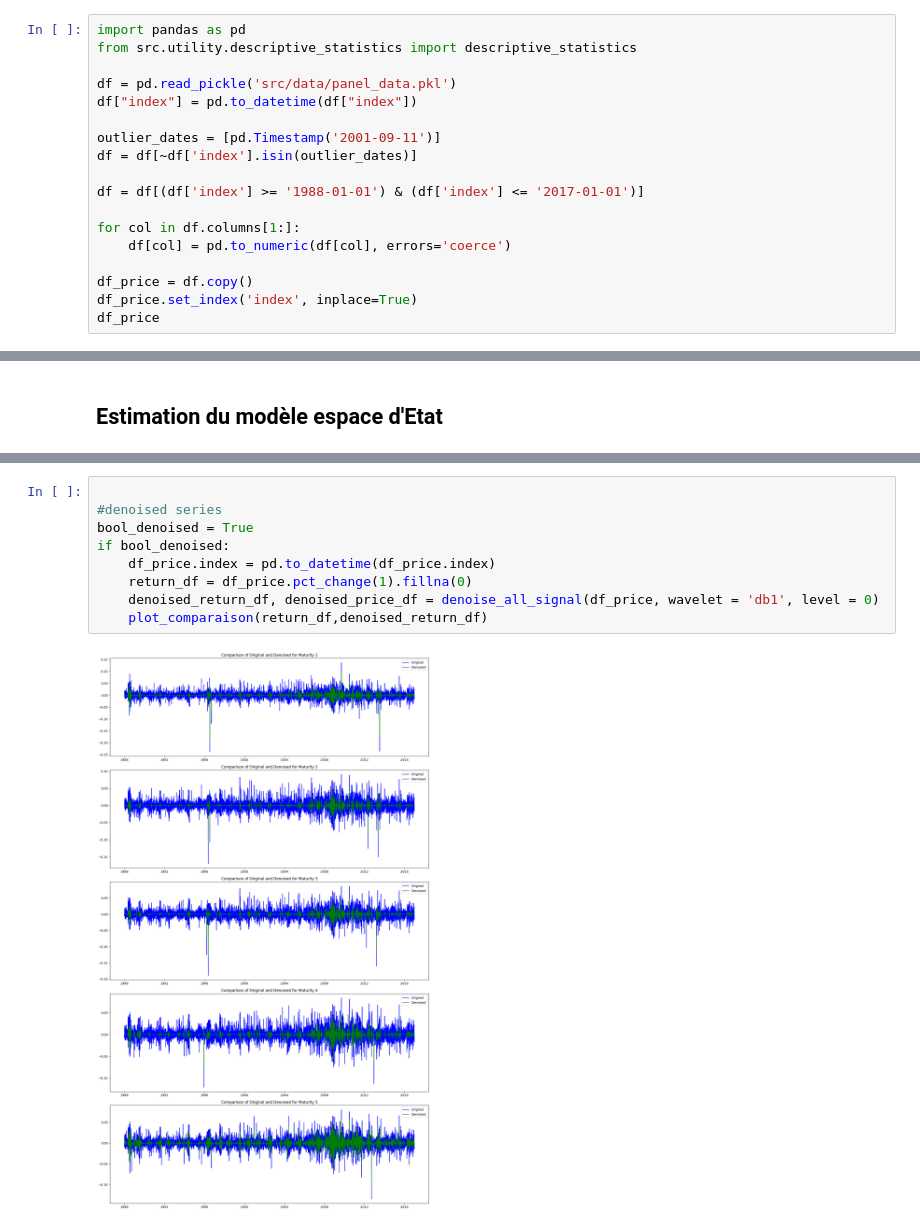
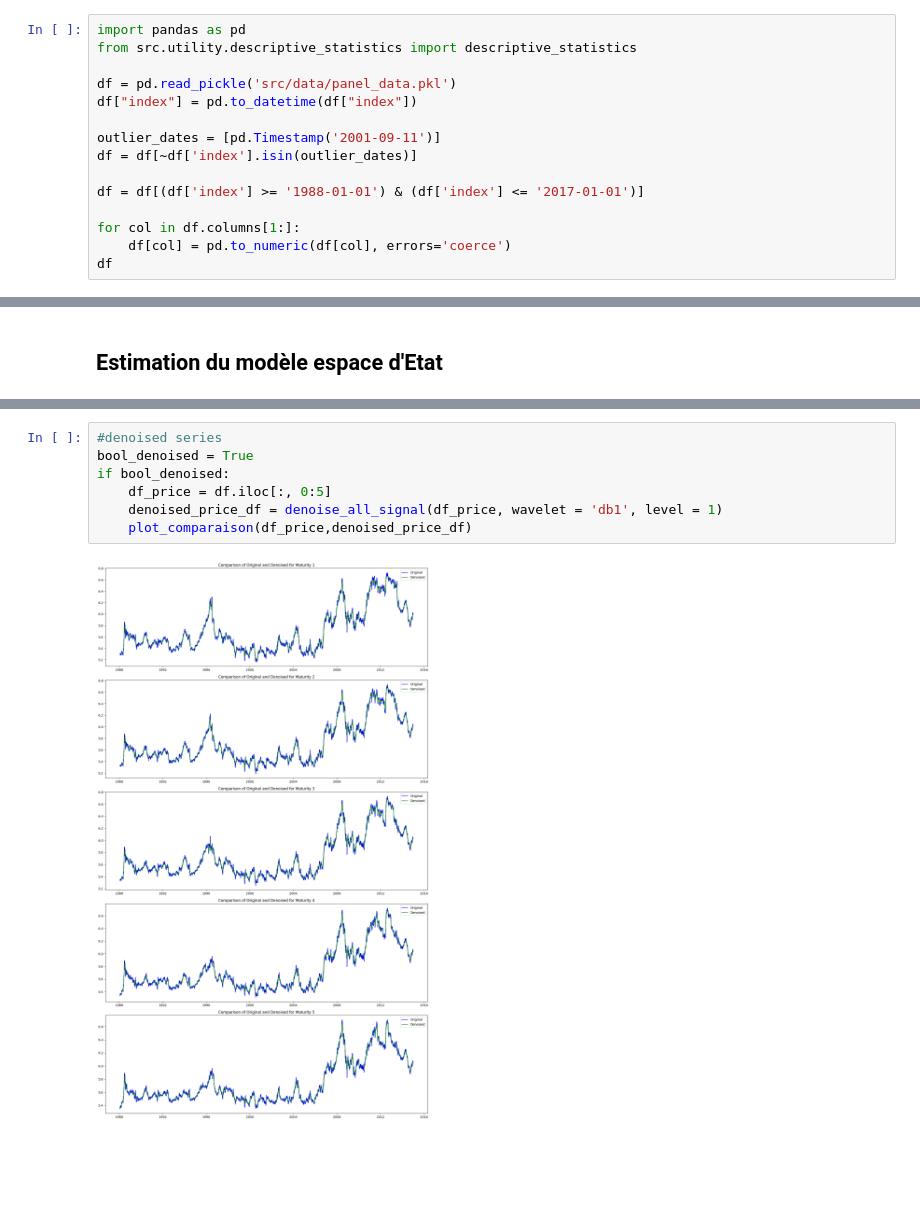
Before and after one commit to NaimLehbiben/Gestion-Quantitative, a Jupyter notebook: notebook.ipynb, the cells around one changed output, grey strips where cells are left out. Cells and saved outputs as stored; diff of their text form; blank space fills up the shorter version.

Commit message:
denoised price

```diff
--- a/notebook.ipynb
+++ b/notebook.ipynb
@@ -14,8 +14,5 @@ df = df[(df['index'] >= '1988-01-01') & (df['index'] <= '2017-01-01')]
 
 for col in df.columns[1:]:
     df[col] = pd.to_numeric(df[col], errors='coerce')
-
-df_price = df.copy()
-df_price.set_index('index', inplace=True)
-df_price
+df
 # %% [output]
@@ -165,13 +166,11 @@ def objective(params, observations, times, maturities, n_factors):
 df.index = pd.to_datetime(df.index)
 reference_date = df.index[0]
 # %%
-
 #denoised series
 bool_denoised = True
 if bool_denoised:
-    df_price.index = pd.to_datetime(df_price.index)
-    return_df = df_price.pct_change(1).fillna(0)
-    denoised_return_df, denoised_price_df = denoise_all_signal(df_price, wavelet = 'db1', level = 0)
-    plot_comparaison(return_df,denoised_return_df)
+    df_price = df.iloc[:, 0:5]
+    denoised_price_df = denoise_all_signal(df_price, wavelet = 'db1', level = 1)
+    plot_comparaison(df_price,denoised_price_df)
 # %% [output]
-[figure, old version]
+[figure, new version]
```
Also changed, not shown: parts of 5 cells of this notebook, 1 other file.
